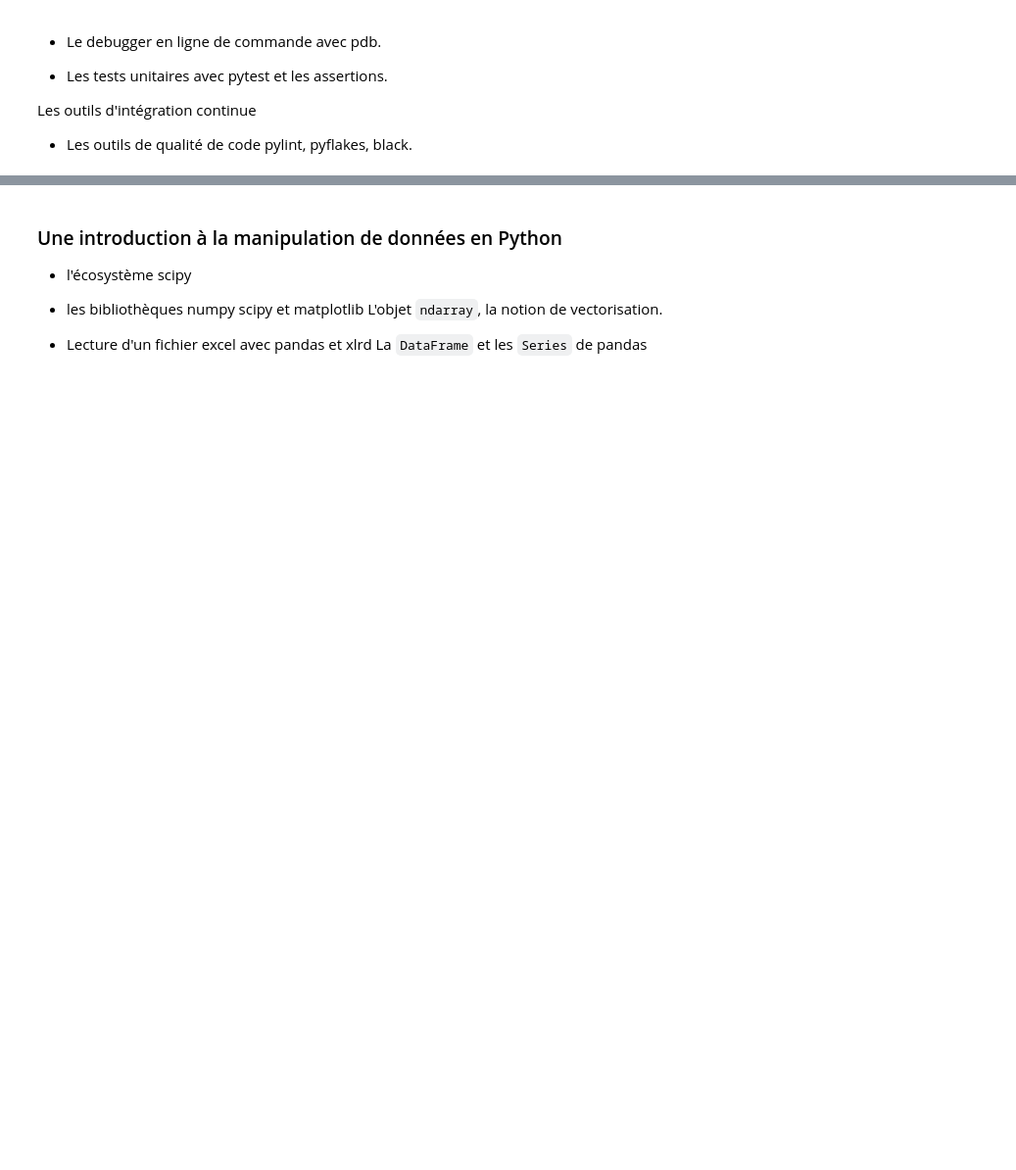
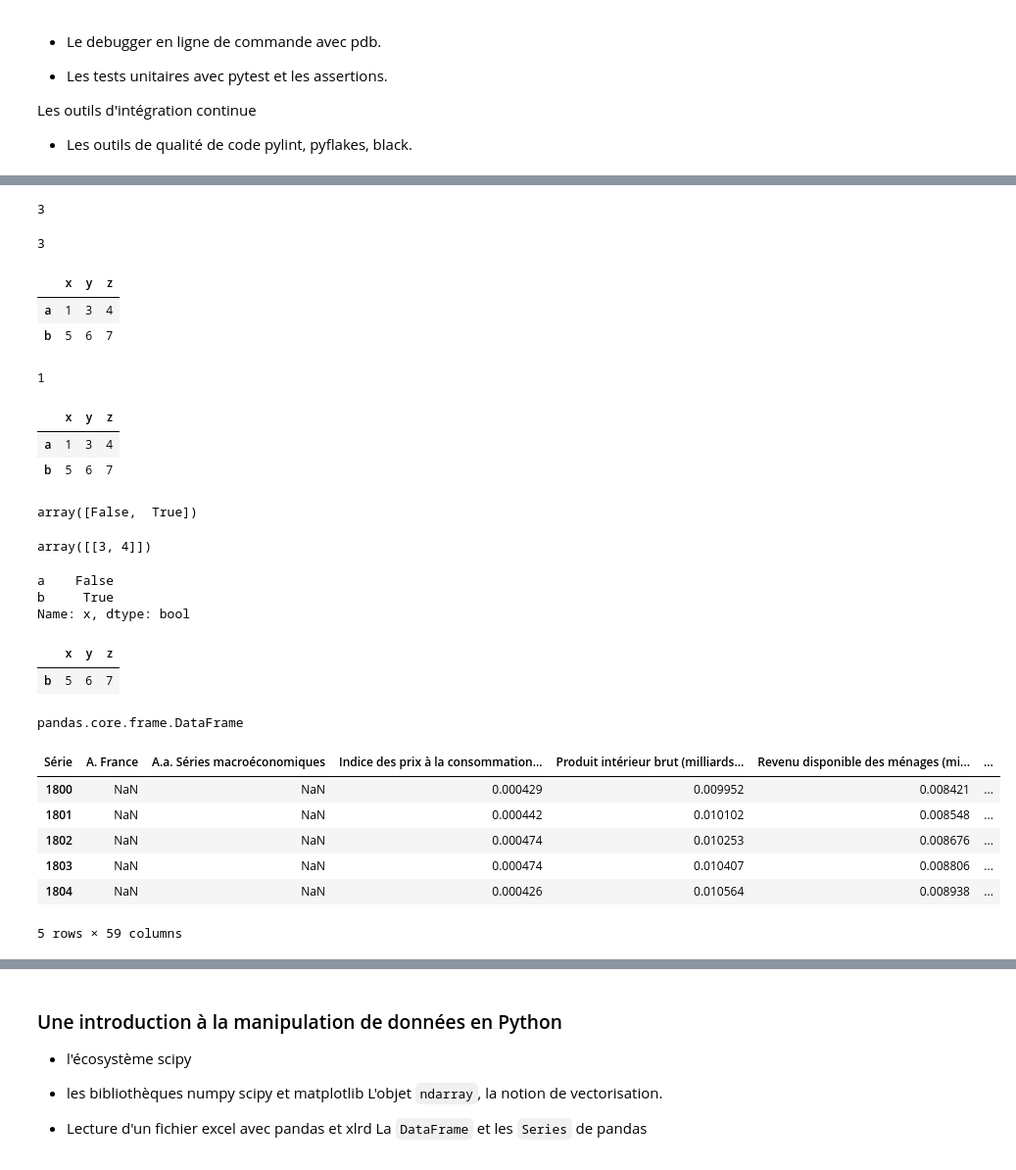
Before and after one commit to glyg/learn_python, a Jupyter notebook: Notes.ipynb, the cells around one changed output, grey strips where cells are left out. Shown at 98% size. Drawn from its saved outputs; the diff is of its cells as text; code cells hidden in the pictures; blank space fills up the shorter version.

```diff
--- a/Notes.ipynb
+++ b/Notes.ipynb
@@ -265,0 +858,4 @@ Les outils d'intégration continue
+# %%
+square[1, 0]
+# %% [output]
+3
@@ -265,0 +864,4 @@ Les outils d'intégration continue
+# %%
+square_list[1][0]
+# %% [output]
+3
@@ -265,0 +874,35 @@ Les outils d'intégration continue
+# %%
+my_df
+# %% [output]
+|  | x | y | z |
+| a | 1 | 3 | 4 |
+| b | 5 | 6 | 7 |
+# %%
+my_df.loc["a", "x"]
+# %% [output]
+1
+# %%
+my_df
+# %% [output]
+|  | x | y | z |
+| a | 1 | 3 | 4 |
+| b | 5 | 6 | 7 |
+# %%
+square[:, 0] > 1
+# %% [output]
+array([False,  True])
+# %%
+square[square[:, 0] > 1]
+# %% [output]
+array([[3, 4]])
+# %%
+my_df['x'] > 1
+# %% [output]
+a    False
+b     True
+Name: x, dtype: bool
+# %%
+my_df[my_df['x'] > 1]
+# %% [output]
+|  | x | y | z |
+| b | 5 | 6 | 7 |
@@ -265,0 +913,4 @@ Les outils d'intégration continue
+# %%
+type(data)
+# %% [output]
+pandas.core.frame.DataFrame
@@ -265,0 +921,10 @@ Les outils d'intégration continue
+# %%
+data.head()
+# %% [output]
+| Série | A. France | A.a. Séries macroéconomiques | Indice des prix à la consommation... | Produit intérieur brut (milliards... | Revenu disponible des ménages (mi... | ... |
+| 1800 | NaN | NaN | 0.000429 | 0.009952 | 0.008421 | ... |
+| 1801 | NaN | NaN | 0.000442 | 0.010102 | 0.008548 | ... |
+| 1802 | NaN | NaN | 0.000474 | 0.010253 | 0.008676 | ... |
+| 1803 | NaN | NaN | 0.000474 | 0.010407 | 0.008806 | ... |
+| 1804 | NaN | NaN | 0.000426 | 0.010564 | 0.008938 | ... |
+5 rows × 59 columns
```
Also changed, not shown: parts of 170 cells of this notebook, 1 other file.
